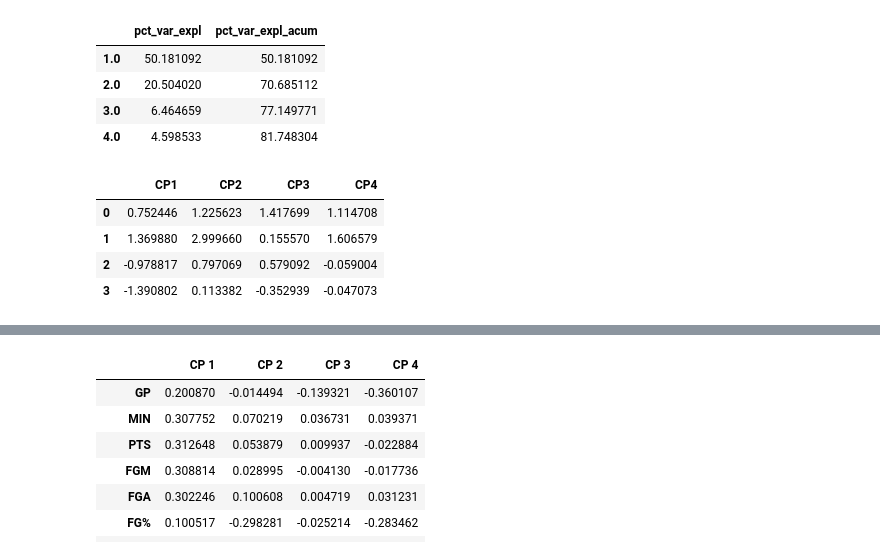
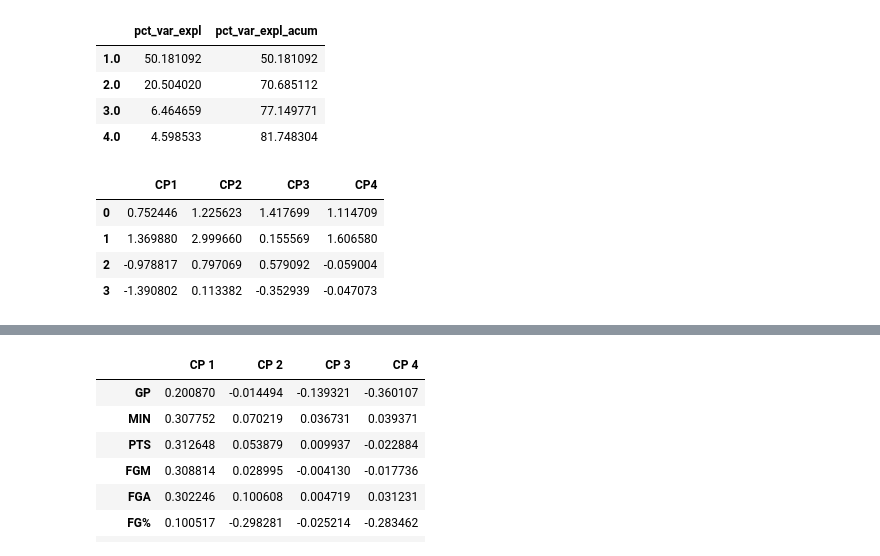
Before and after one commit to VicenteMontenegro/CienciasdeDatos, a Jupyter notebook: ExamenCssDatosEconomia.ipynb, the cells around one changed output, grey strips where cells are left out. Cells and saved outputs as stored; diff of their text form; code cells hidden in the pictures.

```diff
--- a/ExamenCssDatosEconomia.ipynb
+++ b/ExamenCssDatosEconomia.ipynb
@@ -162,14 +162,14 @@ matriz_var_expl.iloc[0:cantidad_autovalores_kaiser]
 # %%
 #Generar DataFrame de las componentes calculadas
 columnas = ['CP1', 'CP2','CP3', 'CP4']
-df_pca_2 = pd.DataFrame(pca_2 , columns=columnas)
+df_pca_2 = pd.DataFrame(data_std_pca , columns=columnas)
 
 # Data reducida en sus dimensionalidades
 df_pca_2.head(4)
 # %% [output]
 |  | CP1 | CP2 | CP3 | CP4 |
-| 0 | 0.752446 | 1.225623 | 1.417699 | 1.114708 |
-| 1 | 1.369880 | 2.999660 | 0.155570 | 1.606579 |
+| 0 | 0.752446 | 1.225623 | 1.417699 | 1.114709 |
+| 1 | 1.369880 | 2.999660 | 0.155569 | 1.606580 |
 | 2 | -0.978817 | 0.797069 | 0.579092 | -0.059004 |
 | 3 | -1.390802 | 0.113382 | -0.352939 | -0.047073 |
 # %%
```
Also changed, not shown: parts of 1 cell of this notebook.
